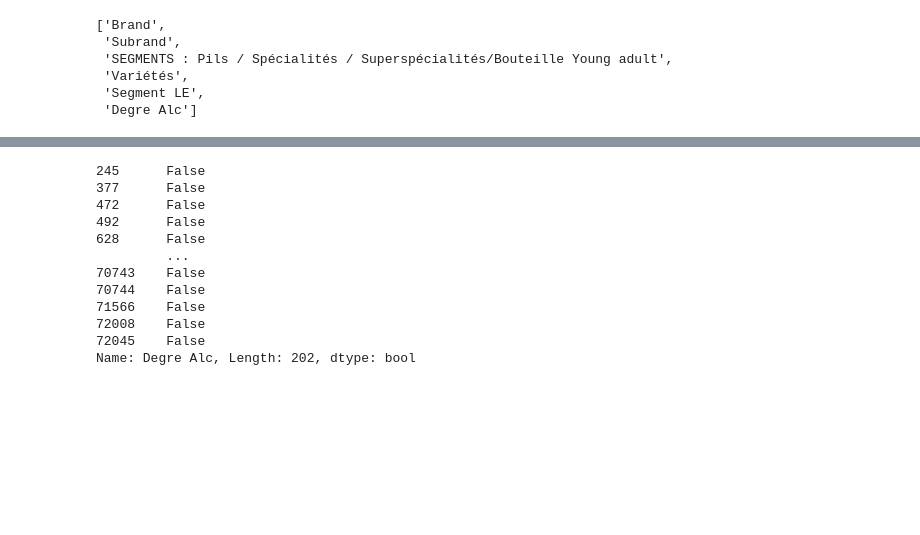
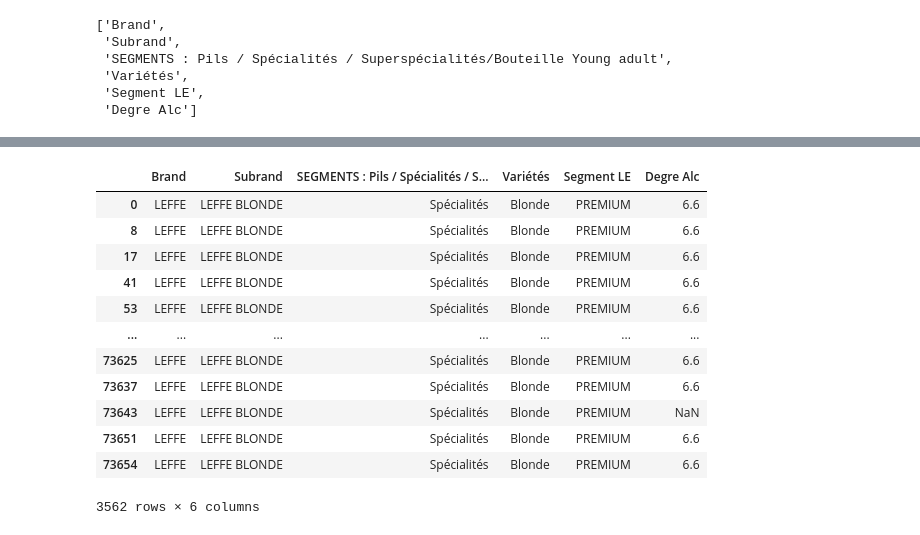
Before and after one commit to parikshitsam/Recommender-System, a Jupyter notebook: Analyzing Materials.ipynb, the cells around one changed output, grey strips where cells are left out. Saved outputs shown, nothing was run; the diff lists cells and outputs as text; code cells hidden in the pictures; blank space fills up the shorter version.

Commit message:
made a similar_feature dataframe

```diff
--- a/Analyzing Materials.ipynb
+++ b/Analyzing Materials.ipynb
@@ -91,15 +88,0 @@ mat_data['Degre Alc'].fillna(method= 'backfill',inplace = True)
-# %%
-mat_data['Degre Alc'].isna()
-# %% [output]
-245      False
-377      False
-472      False
-492      False
-628      False
-         ...
-70743    False
-70744    False
-71566    False
-72008    False
-72045    False
-Name: Degre Alc, Length: 202, dtype: bool
@@ -108,0 +89,17 @@ similaritoes_df
+# %%
+material_example = data.Material.unique()[0]
+data[data['Material']==material_example][similar_features]
+# %% [output]
+|  | Brand | Subrand | SEGMENTS : Pils / Spécialités / S... | Variétés | Segment LE | Degre Alc |
+| 0 | LEFFE | LEFFE BLONDE | Spécialités | Blonde | PREMIUM | 6.6 |
+| 8 | LEFFE | LEFFE BLONDE | Spécialités | Blonde | PREMIUM | 6.6 |
+| 17 | LEFFE | LEFFE BLONDE | Spécialités | Blonde | PREMIUM | 6.6 |
+| 41 | LEFFE | LEFFE BLONDE | Spécialités | Blonde | PREMIUM | 6.6 |
+| 53 | LEFFE | LEFFE BLONDE | Spécialités | Blonde | PREMIUM | 6.6 |
+| ... | ... | ... | ... | ... | ... | ... |
+| 73625 | LEFFE | LEFFE BLONDE | Spécialités | Blonde | PREMIUM | 6.6 |
+| 73637 | LEFFE | LEFFE BLONDE | Spécialités | Blonde | PREMIUM | 6.6 |
+| 73643 | LEFFE | LEFFE BLONDE | Spécialités | Blonde | PREMIUM | NaN |
+| 73651 | LEFFE | LEFFE BLONDE | Spécialités | Blonde | PREMIUM | 6.6 |
+| 73654 | LEFFE | LEFFE BLONDE | Spécialités | Blonde | PREMIUM | 6.6 |
+3562 rows × 6 columns
```
Also changed, not shown: parts of 21 cells of this notebook.
